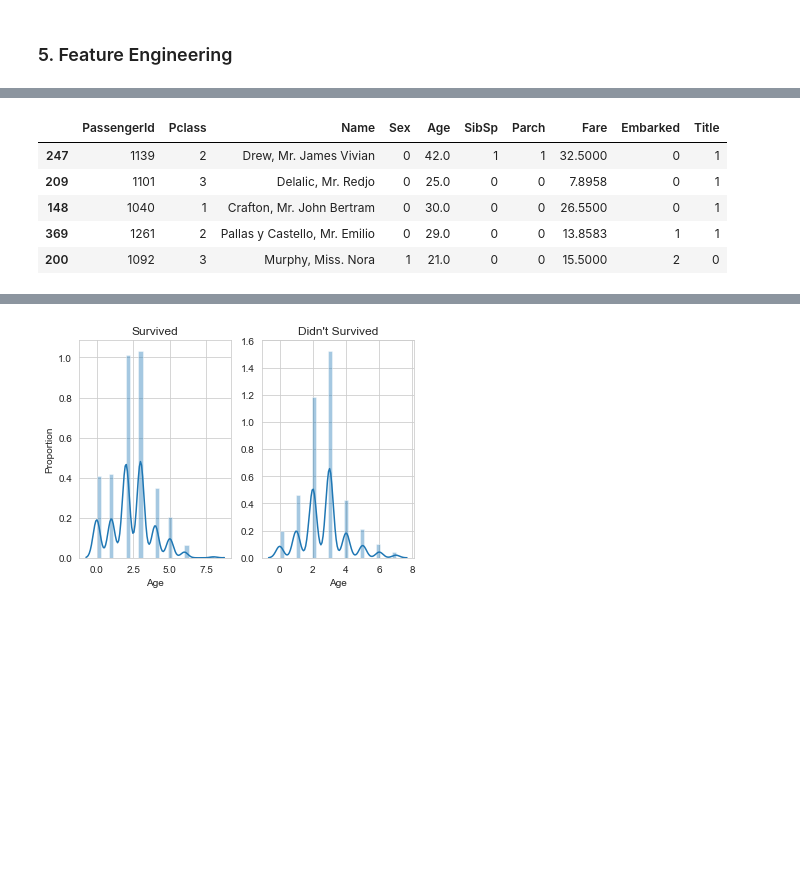
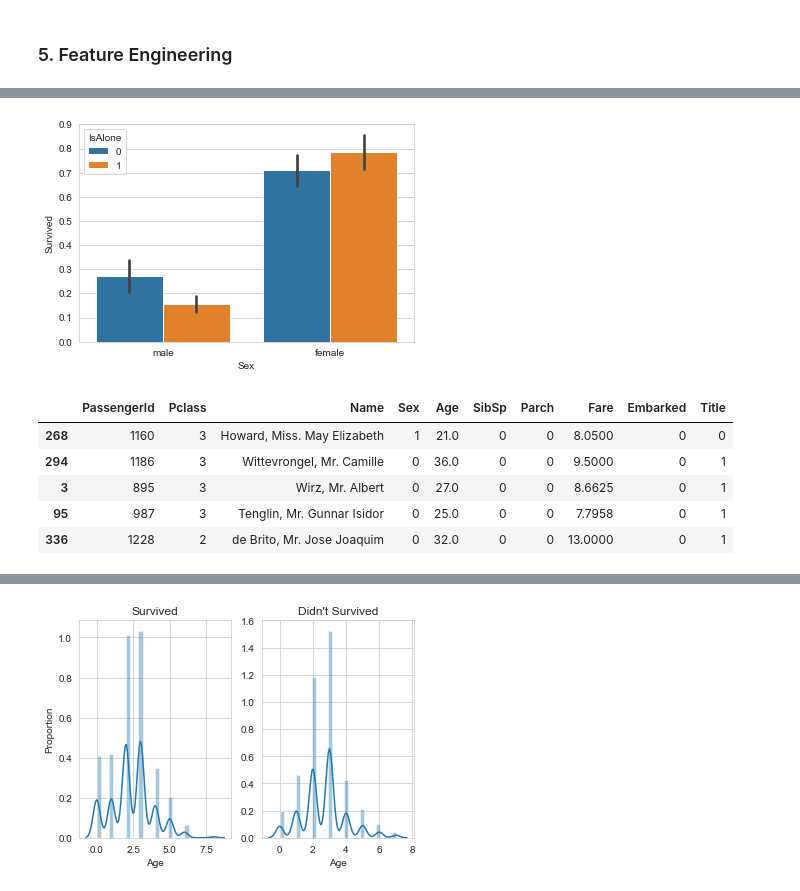
Before and after one commit to xddongx/flexink, a Jupyter notebook: titanic/Newtitanic.ipynb, the cells around one changed output, grey strips where cells are left out. Saved outputs shown, nothing was run; the diff lists cells and outputs as text; code cells hidden in the pictures; blank space fills up the shorter version.

```diff
--- a/titanic/Newtitanic.ipynb
+++ b/titanic/Newtitanic.ipynb
@@ -415,3 +415,14 @@ test.sample(5)
+# %%
+train['FamSize'] = train.SibSp + train.Parch + 1
+test['FamSize'] = test.SibSp + test.Parch + 1
+
+train['IsAlone'] = train.FamSize.apply(lambda x:1 if x == 1 else 0)
+test['IsAlone'] = test.FamSize.apply(lambda x:1 if x == 1 else 0)
+# %%
+sns.barplot(x='Sex', y='Survived', hue='IsAlone', data=train)
+plt.show()
+# %% [output]
+[figure, added]
 # %%
 train.loc[train['Sex'] == 'male', 'Sex'] = 0
 train.loc[train['Sex'] == 'female', 'Sex'] = 1
@@ -430,11 +441,11 @@ test.loc[test['Embarked'] == 'Q', 'Embarked'] = 2
 test.sample(5)
 # %% [output]
 |  | PassengerId | Pclass | Name | Sex | Age | SibSp | Parch | Fare | Embarked | Title |
-| 247 | 1139 | 2 | Drew, Mr. James Vivian | 0 | 42.0 | 1 | 1 | 32.5000 | 0 | 1 |
-| 209 | 1101 | 3 | Delalic, Mr. Redjo | 0 | 25.0 | 0 | 0 | 7.8958 | 0 | 1 |
-| 148 | 1040 | 1 | Crafton, Mr. John Bertram | 0 | 30.0 | 0 | 0 | 26.5500 | 0 | 1 |
-| 369 | 1261 | 2 | Pallas y Castello, Mr. Emilio | 0 | 29.0 | 0 | 0 | 13.8583 | 1 | 1 |
-| 200 | 1092 | 3 | Murphy, Miss. Nora | 1 | 21.0 | 0 | 0 | 15.5000 | 2 | 0 |
+| 268 | 1160 | 3 | Howard, Miss. May Elizabeth | 1 | 21.0 | 0 | 0 | 8.0500 | 0 | 0 |
+| 294 | 1186 | 3 | Wittevrongel, Mr. Camille | 0 | 36.0 | 0 | 0 | 9.5000 | 0 | 1 |
+| 3 | 895 | 3 | Wirz, Mr. Albert | 0 | 27.0 | 0 | 0 | 8.6625 | 0 | 1 |
+| 95 | 987 | 3 | Tenglin, Mr. Gunnar Isidor | 0 | 25.0 | 0 | 0 | 7.7958 | 0 | 1 |
+| 336 | 1228 | 2 | de Brito, Mr. Jose Joaquim | 0 | 32.0 | 0 | 0 | 13.0000 | 0 | 1 |
 # %%
 train.sample(5)
 # %% [output]
```
Also changed, not shown: parts of 12 cells of this notebook, 8 other files.
